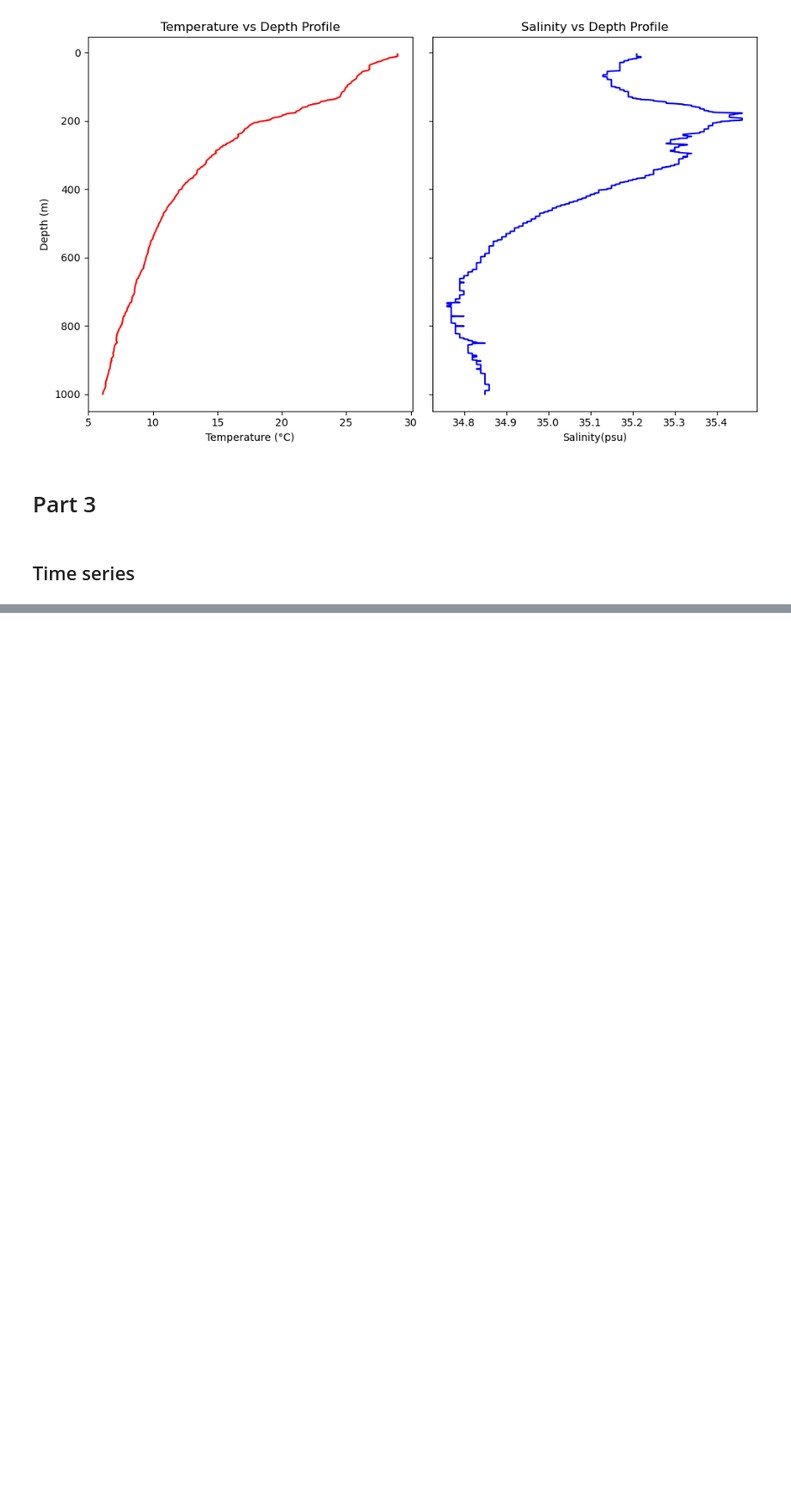
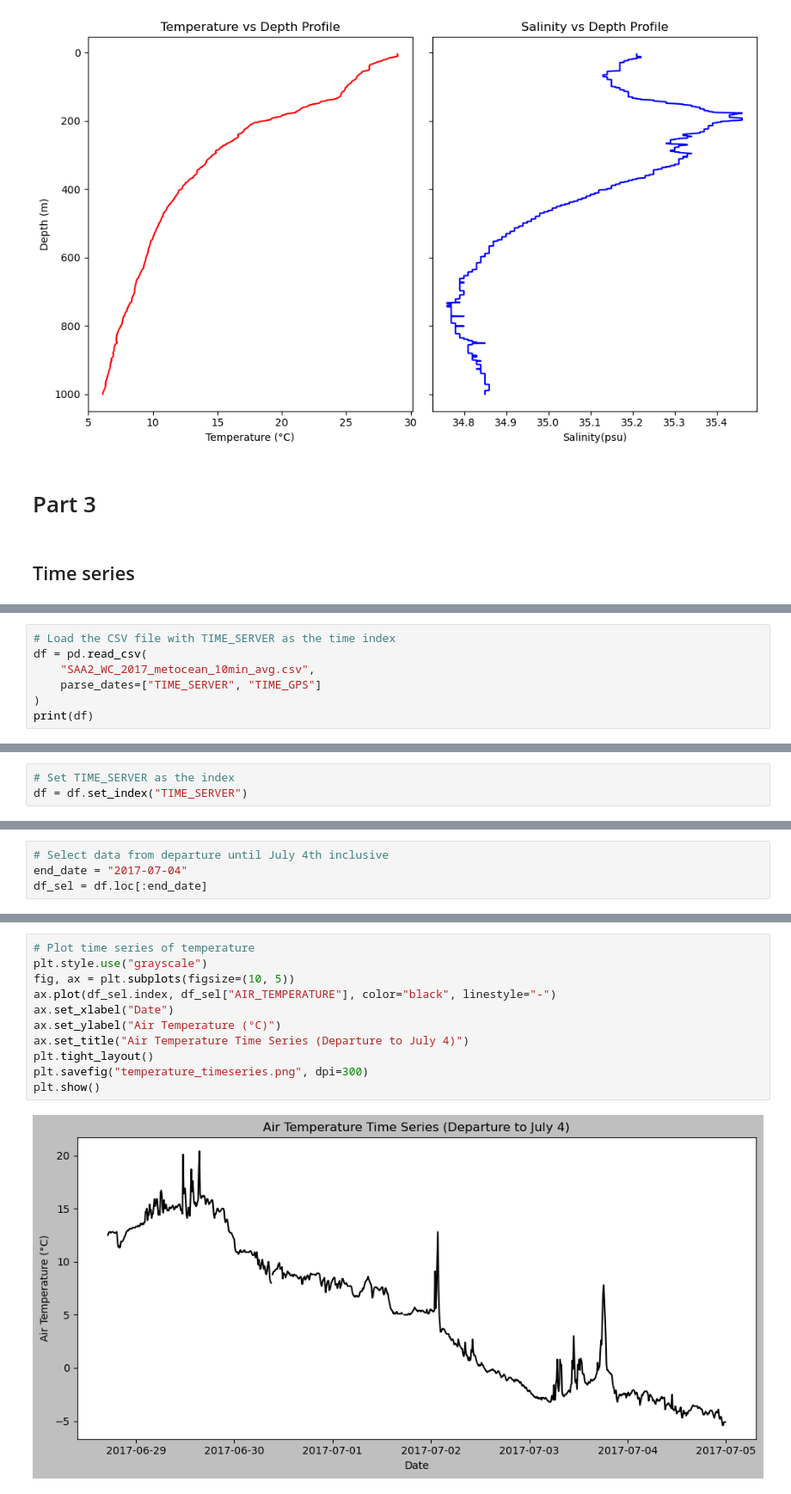
Before and after one commit to yibanathimarasi-png/MRSYIB001_SAMOS-CORE3, a Jupyter notebook: E2_Exercise_SAMOS/E2.ipynb, the cells around one changed output, grey strips where cells are left out. Shown at 86% size. Cells and saved outputs as stored; diff of their text form; blank space fills up the shorter version.

```diff
--- a/E2_Exercise_SAMOS/E2.ipynb
+++ b/E2_Exercise_SAMOS/E2.ipynb
@@ -76,0 +83,7 @@ Index(['Date', 'Time', 'Depth (m)', 'Temperature (°C)', 'Salinity(psu)'], dtype
+# %%
+# Load the CSV file with TIME_SERVER as the time index
+df = pd.read_csv(
+    "SAA2_WC_2017_metocean_10min_avg.csv",
+    parse_dates=["TIME_SERVER", "TIME_GPS"]
+)
+print(df)
@@ -76,0 +132,3 @@ Index(['Date', 'Time', 'Depth (m)', 'Temperature (°C)', 'Salinity(psu)'], dtype
+# %%
+# Set TIME_SERVER as the index
+df = df.set_index("TIME_SERVER")
@@ -76,0 +137,4 @@ Index(['Date', 'Time', 'Depth (m)', 'Temperature (°C)', 'Salinity(psu)'], dtype
+# %%
+# Select data from departure until July 4th inclusive
+end_date = "2017-07-04"
+df_sel = df.loc[:end_date]
@@ -76,0 +163,13 @@ Index(['Date', 'Time', 'Depth (m)', 'Temperature (°C)', 'Salinity(psu)'], dtype
+# %%
+# Plot time series of temperature
+plt.style.use("grayscale")
+fig, ax = plt.subplots(figsize=(10, 5))
+ax.plot(df_sel.index, df_sel["AIR_TEMPERATURE"], color="black", linestyle="-")
+ax.set_xlabel("Date")
+ax.set_ylabel("Air Temperature (°C)")
+ax.set_title("Air Temperature Time Series (Departure to July 4)")
+plt.tight_layout()
+plt.savefig("temperature_timeseries.png", dpi=300)
+plt.show()
+# %% [output]
+[figure, added]
```
Also changed, not shown: parts of 18 cells of this notebook.
